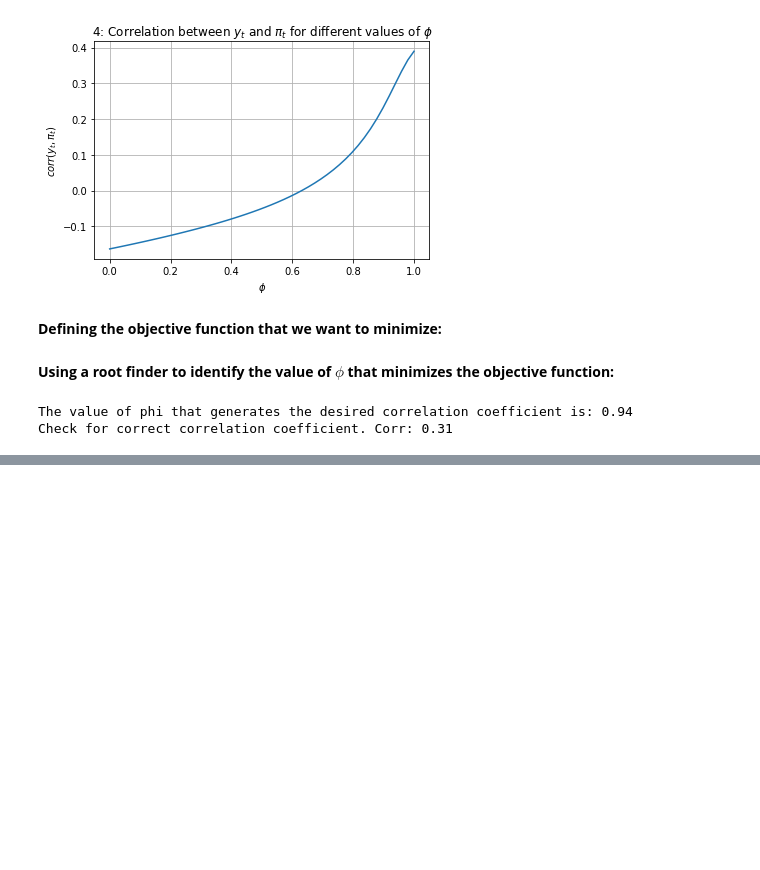
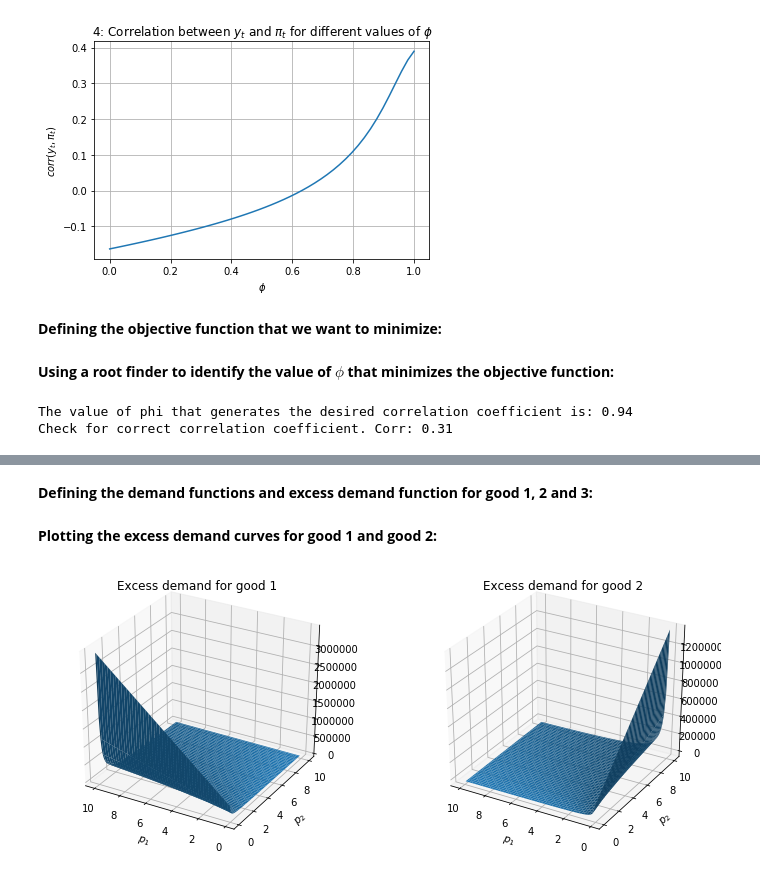
Before and after one commit to NumEconCopenhagen/projects-2019-tm-and-mp, a Jupyter notebook: examproject/examproject.ipynb, the cells around one changed output, grey strips where cells are left out. Saved outputs shown, nothing was run; the diff lists cells and outputs as text; code cells hidden in the pictures; blank space fills up the shorter version.

```diff
--- a/examproject/examproject.ipynb
+++ b/examproject/examproject.ipynb
@@ -516,0 +642,2 @@ Check for correct correlation coefficient. Corr: 0.31
+# %% [markdown]
+**Defining the demand functions and excess demand function for good 1, 2 and 3:**
@@ -516,0 +719,19 @@ Check for correct correlation coefficient. Corr: 0.31
+# %% [markdown]
+**Plotting the excess demand curves for good 1 and good 2:**
+# %%
+fig = plt.figure(figsize=(12,5))
+ax = fig.add_subplot(1,2,1, projection='3d')
+ax.plot_surface(p1_grid, p2_grid, excess_grid_1)
+ax.invert_xaxis()
+ax.set_title('Excess demand for good 1')
+ax.set_xlabel('$p_1$')
+ax.set_ylabel('$p_2$')
+
+ax = fig.add_subplot(1,2,2, projection='3d')
+ax.plot_surface(p1_grid, p2_grid, excess_grid_2)
+ax.invert_xaxis()
+ax.set_title('Excess demand for good 2')
+ax.set_xlabel('$p_1$')
+ax.set_ylabel('$p_2$');
+# %% [output]
+[figure, added]
```
Also changed, not shown: parts of 52 cells of this notebook, 1 other file.
